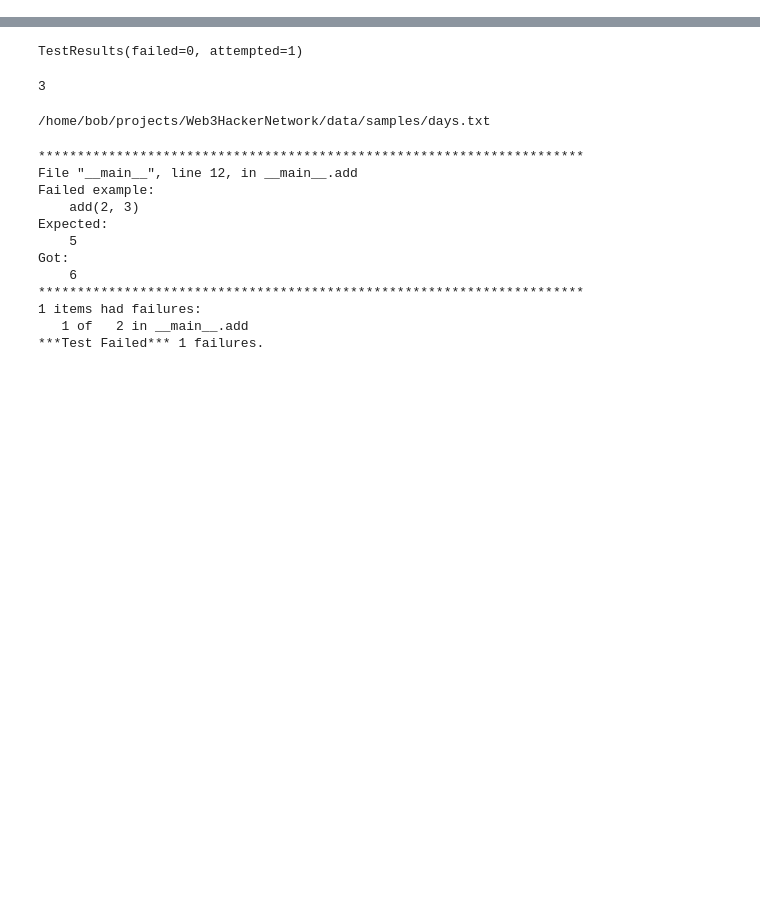
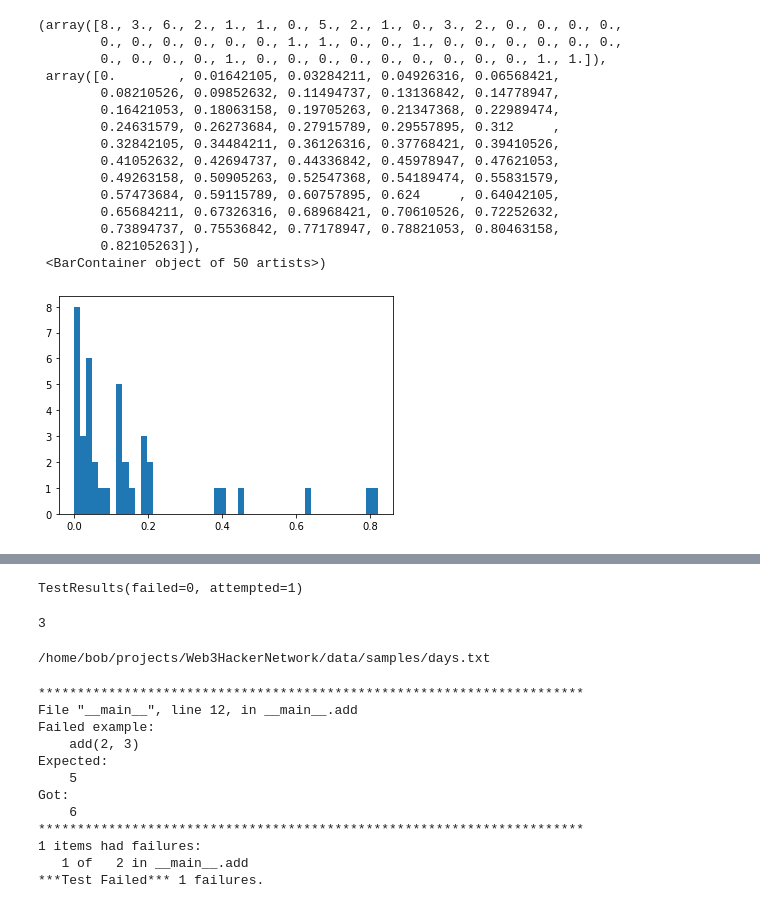
Before and after one commit to Deadman-DAO/Web3HackerNetwork, a Jupyter notebook: sandbox/notebooks/bob/repo_analysis.ipynb, the cells around one changed output, grey strips where cells are left out. Saved outputs shown, nothing was run; the diff lists cells and outputs as text; code cells hidden in the pictures; blank space fills up the shorter version.

```diff
--- a/sandbox/notebooks/bob/repo_analysis.ipynb
+++ b/sandbox/notebooks/bob/repo_analysis.ipynb
@@ -65,0 +114,22 @@ Hi there!
+# %%
+import matplotlib.pyplot as plt
+import numpy as np
+pct_rust_array = [val['pct_rust_files'] for val in in_stats]
+plt.hist(np.array(pct_rust_array), 50)
+# %% [output]
+(array([8., 3., 6., 2., 1., 1., 0., 5., 2., 1., 0., 3., 2., 0., 0., 0., 0.,
+        0., 0., 0., 0., 0., 0., 1., 1., 0., 0., 1., 0., 0., 0., 0., 0., 0.,
+        0., 0., 0., 0., 1., 0., 0., 0., 0., 0., 0., 0., 0., 0., 1., 1.]),
+ array([0.        , 0.01642105, 0.03284211, 0.04926316, 0.06568421,
+        0.08210526, 0.09852632, 0.11494737, 0.13136842, 0.14778947,
+        0.16421053, 0.18063158, 0.19705263, 0.21347368, 0.22989474,
+        0.24631579, 0.26273684, 0.27915789, 0.29557895, 0.312     ,
+        0.32842105, 0.34484211, 0.36126316, 0.37768421, 0.39410526,
+        0.41052632, 0.42694737, 0.44336842, 0.45978947, 0.47621053,
+        0.49263158, 0.50905263, 0.52547368, 0.54189474, 0.55831579,
+        0.57473684, 0.59115789, 0.60757895, 0.624     , 0.64042105,
+        0.65684211, 0.67326316, 0.68968421, 0.70610526, 0.72252632,
+        0.73894737, 0.75536842, 0.77178947, 0.78821053, 0.80463158,
+        0.82105263]),
+ <BarContainer object of 50 artists>)
+[figure, added]
```
Also changed, not shown: parts of 13 cells of this notebook, 1 other file.
